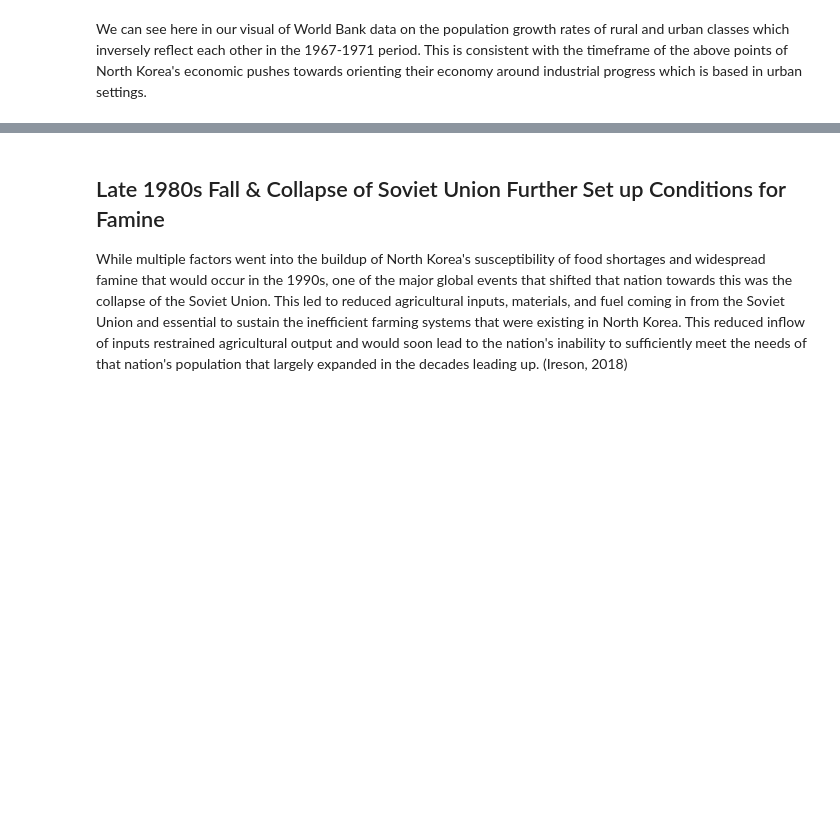
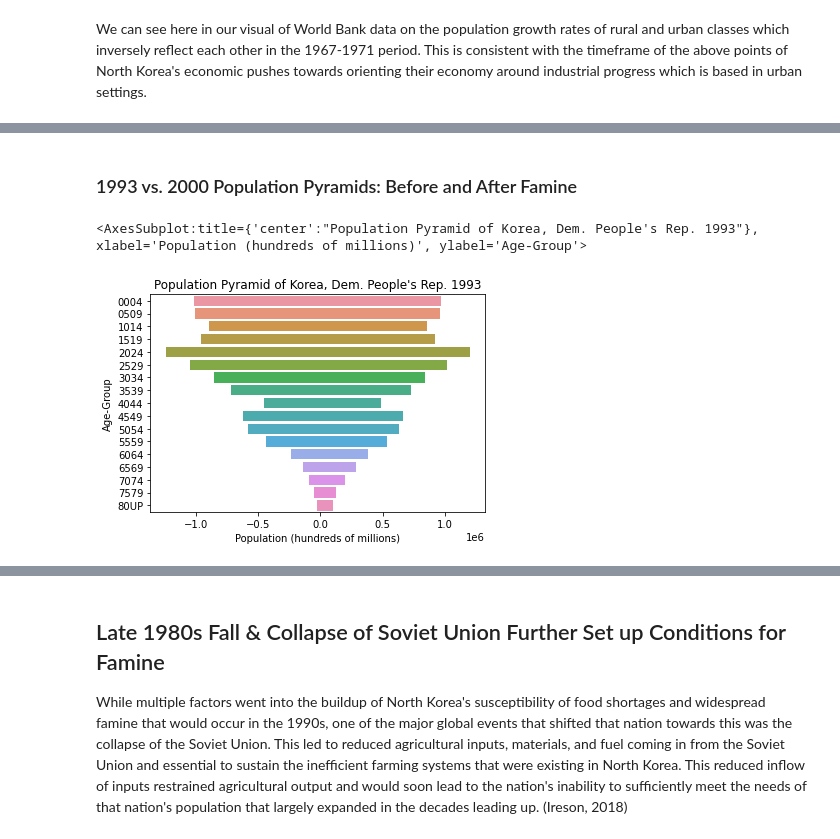
Before and after one commit to maxwell-sapp/EEP153-Project-1, a Jupyter notebook: North_Korea_Economics.ipynb, the cells around one changed output, grey strips where cells are left out. Cells and saved outputs as stored; diff of their text form; code cells hidden in the pictures; blank space fills up the shorter version.

```diff
--- a/North_Korea_Economics.ipynb
+++ b/North_Korea_Economics.ipynb
@@ -410,3 +408,7 @@ age_ranges.append('80UP') #adds 80 and up
 # %%
+#getting df for year and country
+nk_1965 = age_sex_df("Korea, Dem. People's Rep.", '1965')
 nk_1975 = age_sex_df("Korea, Dem. People's Rep.", '1975')
-nk_1975
+
+nk_1993 = age_sex_df("Korea, Dem. People's Rep.", '1993')
+nk_2000 = age_sex_df("Korea, Dem. People's Rep.", '2000')
@@ -460,0 +451,7 @@ ValueError:
+# %% [markdown]
+### 1993 vs. 2000 Population Pyramids: Before and After Famine
+# %%
+pop_pyramid(nk_1993)
+# %% [output]
+<AxesSubplot:title={'center':"Population Pyramid of Korea, Dem. People's Rep. 1993"}, xlabel='Population (hundreds of millions)', ylabel='Age-Group'>
+[figure, added]
```
Also changed, not shown: parts of 29 cells of this notebook.
